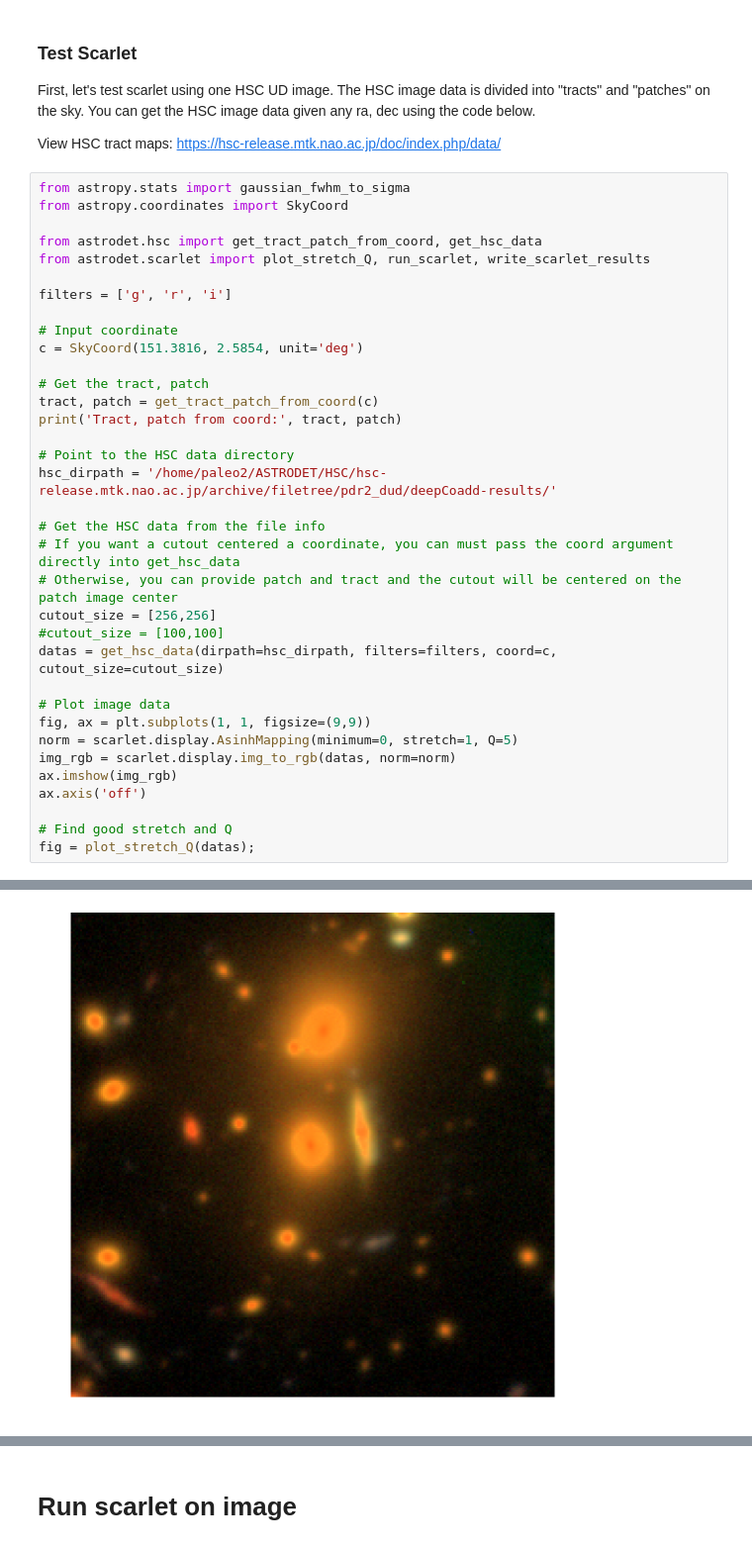
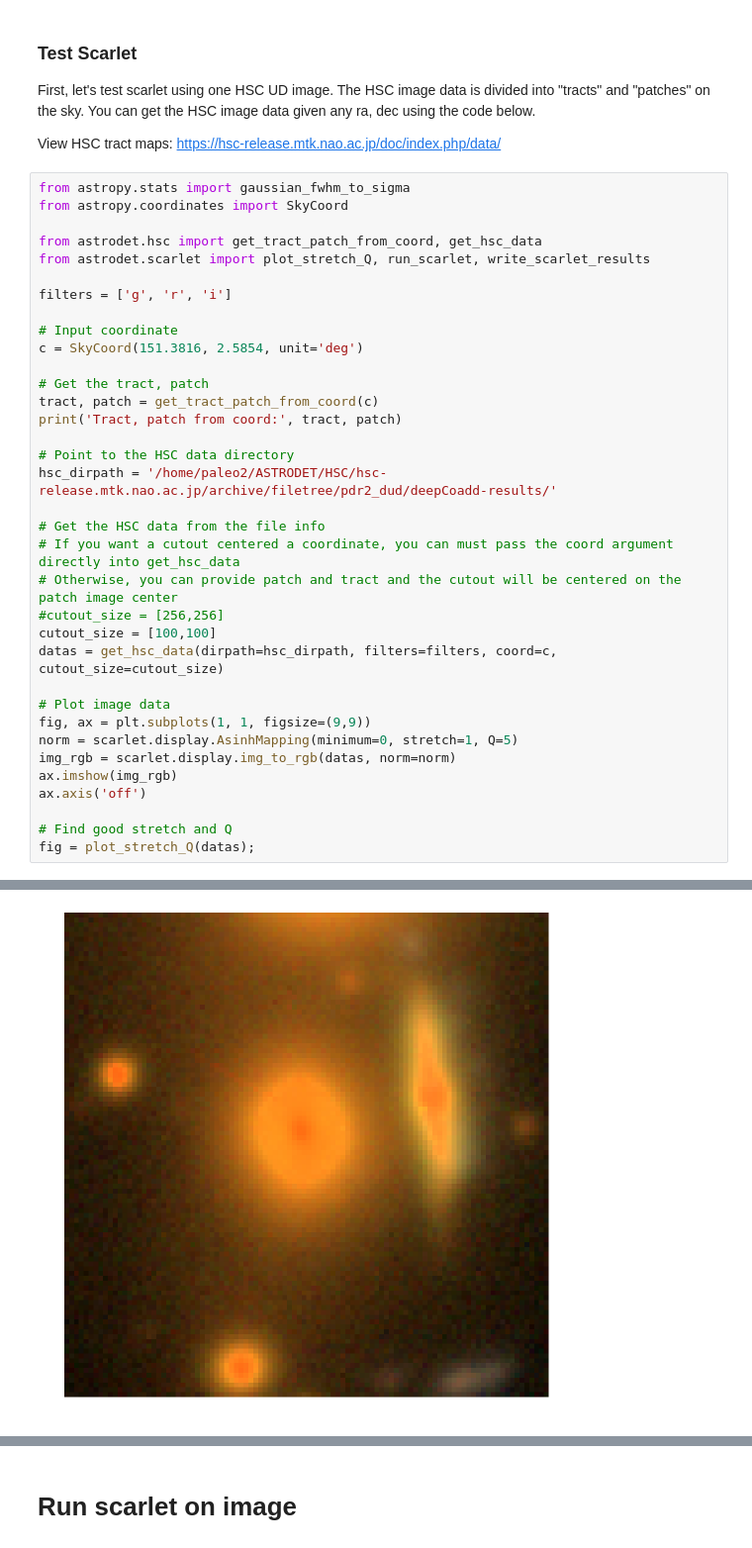
Before and after one commit to burke86/deepdisc, a Jupyter notebook: scarlet_tests.ipynb, the cells around one changed output, grey strips where cells are left out. Shown at 99% size. Saved outputs shown, nothing was run; the diff lists cells and outputs as text.

```diff
--- a/scarlet_tests.ipynb
+++ b/scarlet_tests.ipynb
@@ -50,33 +50,33 @@ filters = ['g', 'r', 'i']
 
 # Input coordinate
 c = SkyCoord(151.3816, 2.5854, unit='deg')
 
 # Get the tract, patch
 tract, patch = get_tract_patch_from_coord(c)
 print('Tract, patch from coord:', tract, patch)
 
 # Point to the HSC data directory
 hsc_dirpath = '/home/paleo2/ASTRODET/HSC/hsc-release.mtk.nao.ac.jp/archive/filetree/pdr2_dud/deepCoadd-results/'
 
 # Get the HSC data from the file info
 # If you want a cutout centered a coordinate, you can must pass the coord argument directly into get_hsc_data
 # Otherwise, you can provide patch and tract and the cutout will be centered on the patch image center
-cutout_size = [256,256]
-#cutout_size = [100,100]
+#cutout_size = [256,256]
+cutout_size = [100,100]
 datas = get_hsc_data(dirpath=hsc_dirpath, filters=filters, coord=c, cutout_size=cutout_size)
 
 # Plot image data
 fig, ax = plt.subplots(1, 1, figsize=(9,9))
 norm = scarlet.display.AsinhMapping(minimum=0, stretch=1, Q=5)
 img_rgb = scarlet.display.img_to_rgb(datas, norm=norm)
 ax.imshow(img_rgb)
 ax.axis('off')
 
 # Find good stretch and Q
 fig = plot_stretch_Q(datas);
 # %% [output]
 Tract, patch from coord: 9814 (6, 6)
 Loading "/home/paleo2/ASTRODET/HSC/hsc-release.mtk.nao.ac.jp/archive/filetree/pdr2_dud/deepCoadd-results/HSC-G/9814/6,6/calexp-HSC-G-9814-6,6.fits".
 Loading "/home/paleo2/ASTRODET/HSC/hsc-release.mtk.nao.ac.jp/archive/filetree/pdr2_dud/deepCoadd-results/HSC-R/9814/6,6/calexp-HSC-R-9814-6,6.fits".
 Loading "/home/paleo2/ASTRODET/HSC/hsc-release.mtk.nao.ac.jp/archive/filetree/pdr2_dud/deepCoadd-results/HSC-I/9814/6,6/calexp-HSC-I-9814-6,6.fits".
-[figure, old version]
+[figure, new version]
```
Also changed, not shown: parts of 6 cells of this notebook, 1 other file.
